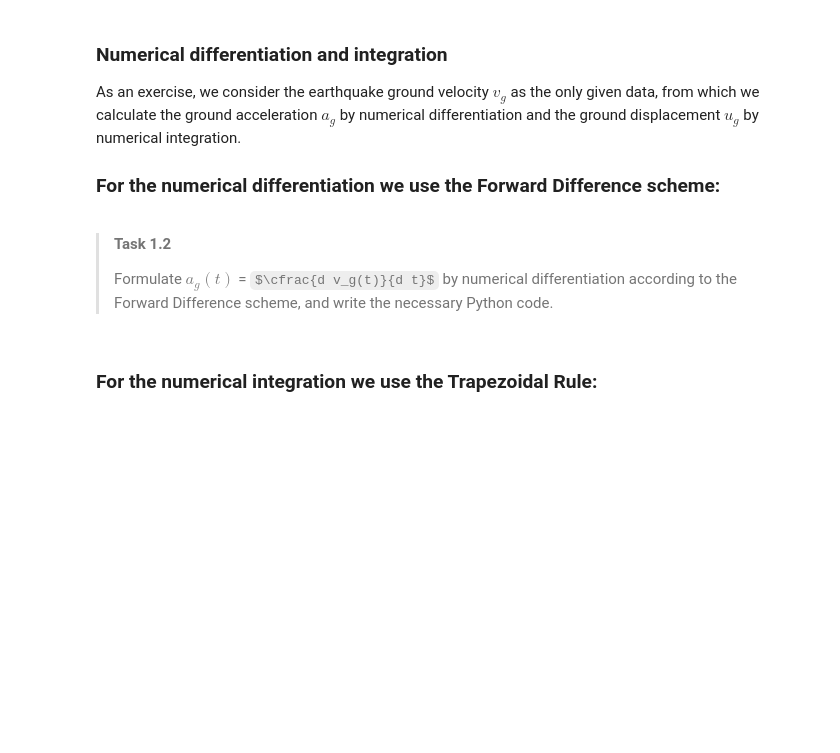
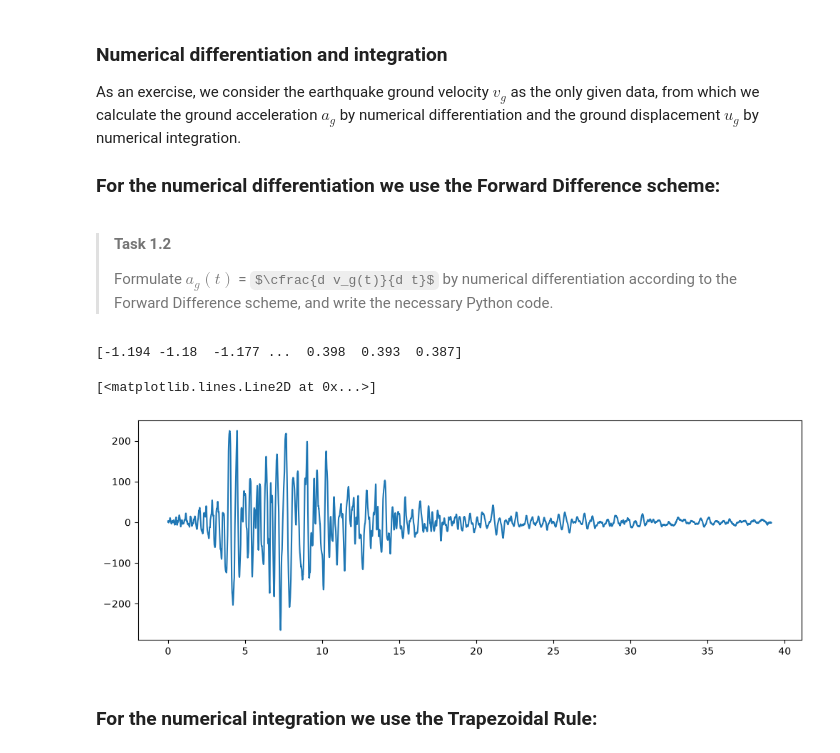
Before and after one commit to AleMarte2004/Group_Assignment_1.2, a Jupyter notebook: 1Ddynamics.ipynb, the cells around one changed output. Cells and saved outputs as stored; diff of their text form; code cells hidden in the pictures; some formulas as TeX source; blank space fills up the shorter version.

```diff
--- a/1Ddynamics.ipynb
+++ b/1Ddynamics.ipynb
@@ -121,3 +112,19 @@ As an exercise, we consider the earthquake ground velocity $v_g$ as the only giv
+# %%
+# Forward Difference scheme to differentiate ground acceleration from given velocity
+ag_fd = np.zeros(len(vg) - 1)
+#print(vg)
+
+for i in range(len(vg) - 1):
+    ag_fd[i] = (vg[i + 1] - vg[i]) / dt
+
+
+
+plt.figure(figsize=(12, 4))
+plt.plot(t[:-1], ag_fd, label="Ground acceleration")
+# %% [output]
+[-1.194 -1.18  -1.177 ...  0.398  0.393  0.387]
+[<matplotlib.lines.Line2D at 0x...>]
+[figure, added]
 # %% [markdown]
 ### For the numerical integration we use the Trapezoidal Rule:
 # %% [markdown]
```
Also changed, not shown: parts of 2 cells of this notebook.
